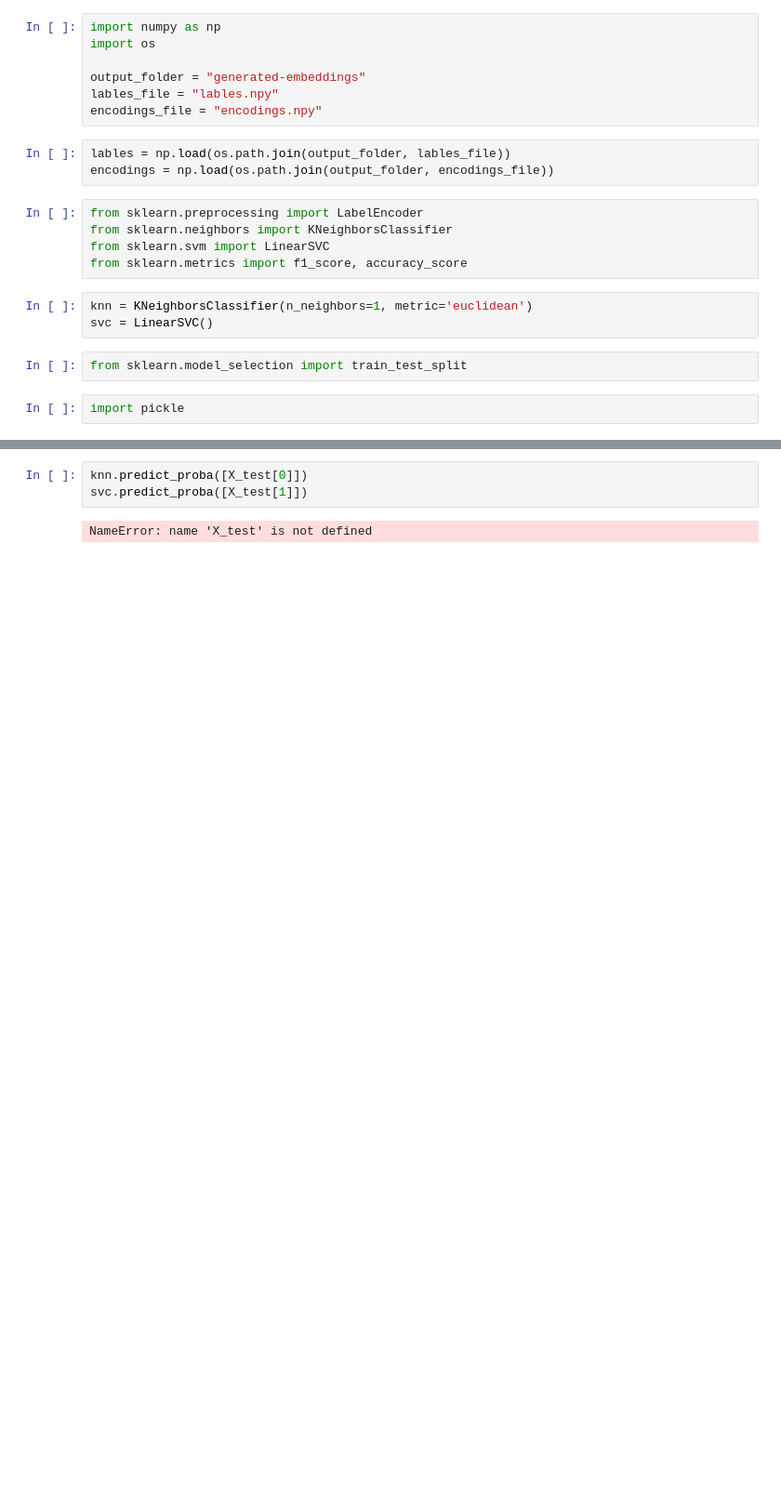
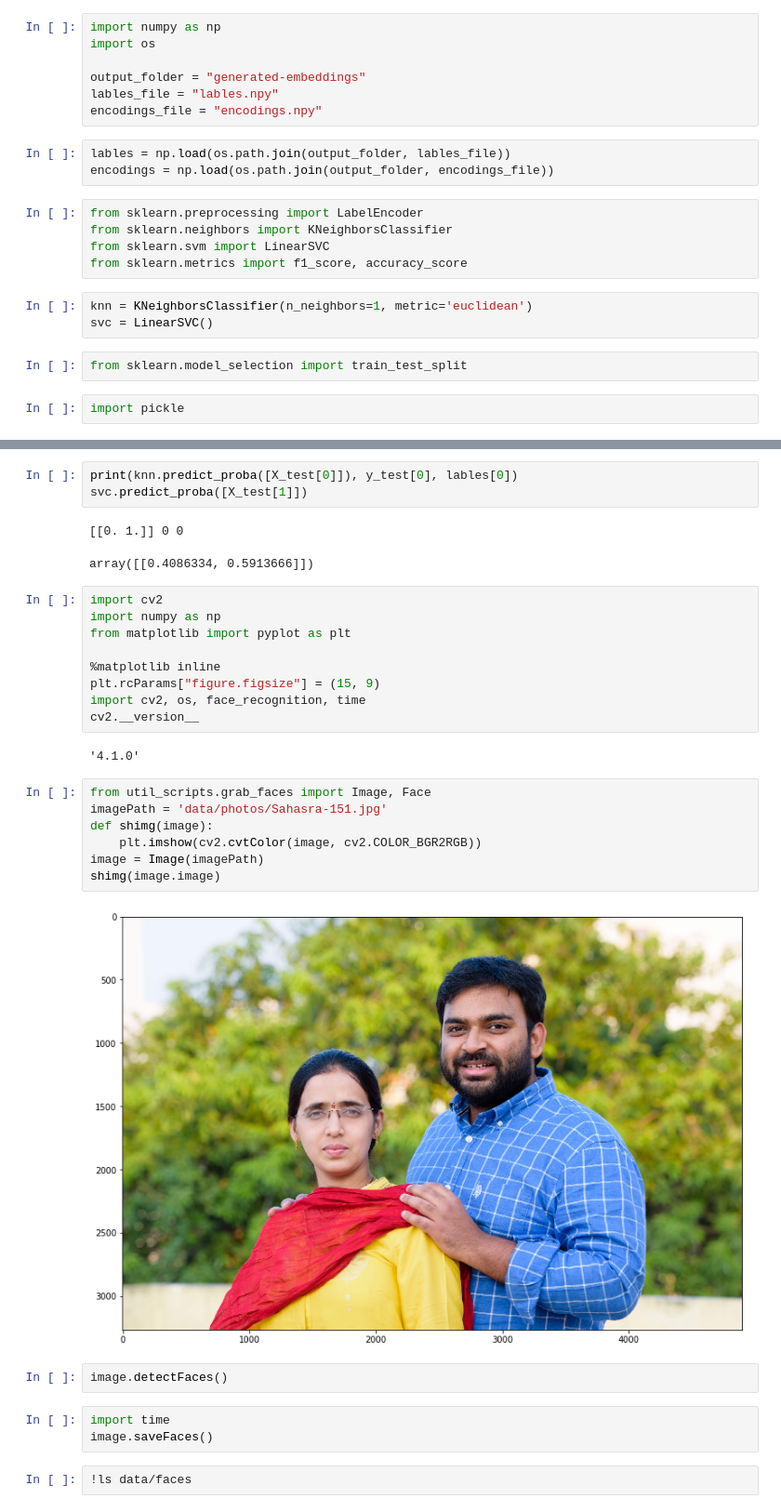
Before and after one commit to naren-m/face_rec, a Jupyter notebook: playground.ipynb, the cells around one changed output, grey strips where cells are left out. Shown at 93% size. Cells and saved outputs as stored; diff of their text form; blank space fills up the shorter version.

Commit message:
Created face and image classes

```diff
--- a/playground.ipynb
+++ b/playground.ipynb
@@ -53,5 +47,33 @@ KNeighborsClassifier(algorithm='auto', leaf_size=30, metric='euclidean',
 # %%
-knn.predict_proba([X_test[0]])
+print(knn.predict_proba([X_test[0]]), y_test[0], lables[0])
 svc.predict_proba([X_test[1]])
 # %% [output]
-NameError: name 'X_test' is not defined
+[[0. 1.]] 0 0
+array([[0.4086334, 0.5913666]])
+# %%
+import cv2
+import numpy as np
+from matplotlib import pyplot as plt
+
+%matplotlib inline
+plt.rcParams["figure.figsize"] = (15, 9)
+import cv2, os, face_recognition, time
+cv2.__version__
+# %% [output]
+'4.1.0'
+# %%
+from util_scripts.grab_faces import Image, Face
+imagePath = 'data/photos/Sahasra-151.jpg'
+def shimg(image):
+    plt.imshow(cv2.cvtColor(image, cv2.COLOR_BGR2RGB))
+image = Image(imagePath)
+shimg(image.image)
+# %% [output]
+[figure, added]
+# %%
+image.detectFaces()
+# %%
+import time
+image.saveFaces()
+# %%
+!ls data/faces
```
Also changed, not shown: parts of 2 cells of this notebook, 5 other files.
